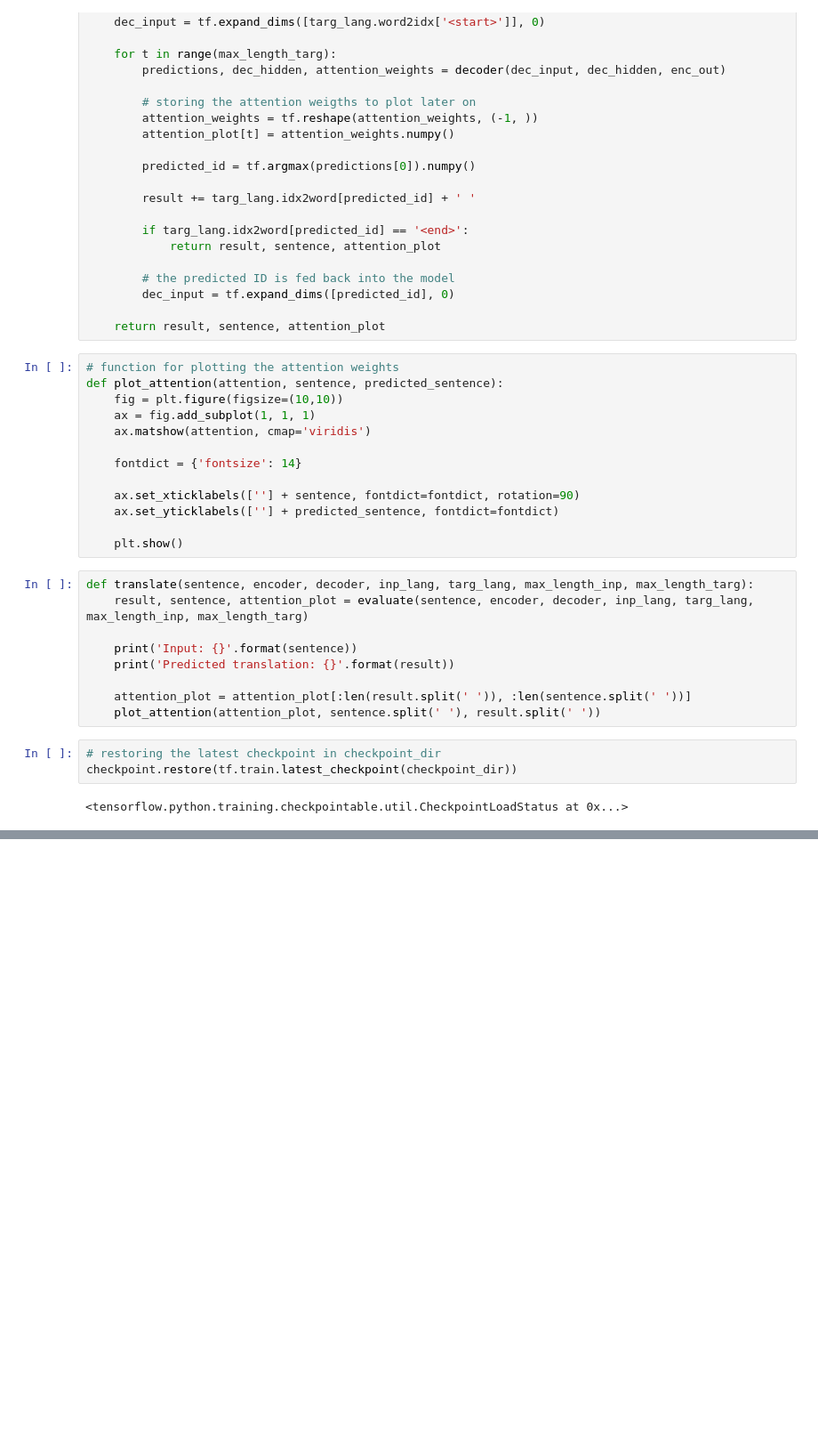
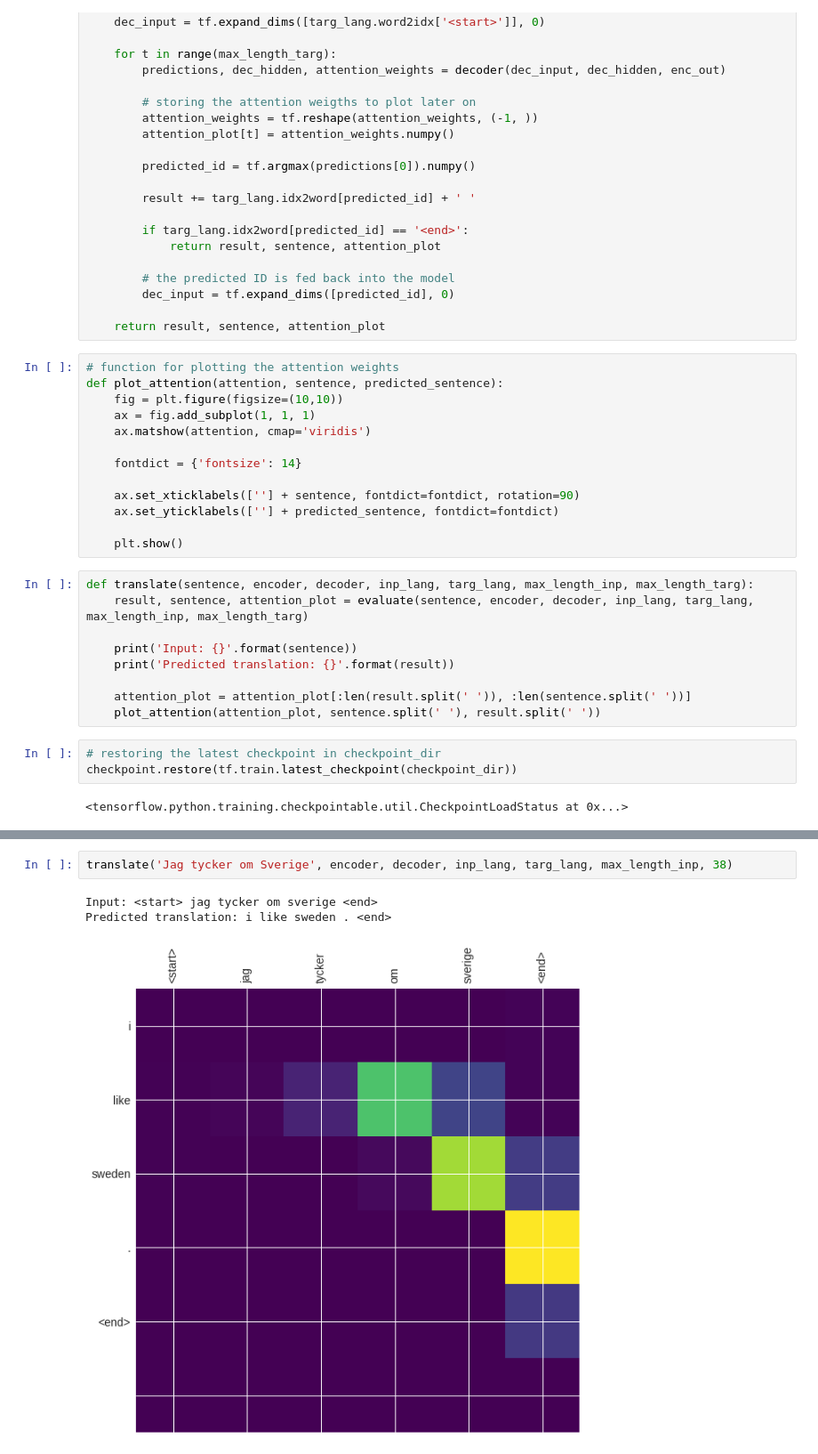
Before and after one commit to VeereshElango/translator, a Jupyter notebook: swe_eng_nmt.ipynb, the cells around one changed output, grey strips where cells are left out. Shown at 89% size. Cells and saved outputs as stored; diff of their text form; blank space fills up the shorter version.

```diff
--- a/swe_eng_nmt.ipynb
+++ b/swe_eng_nmt.ipynb
@@ -479,0 +478,6 @@ Predicted translation: he loves soccer . <end>
+# %%
+translate('Jag tycker om Sverige', encoder, decoder, inp_lang, targ_lang, max_length_inp, 38)
+# %% [output]
+Input: <start> jag tycker om sverige <end>
+Predicted translation: i like sweden . <end>
+[figure, added]
```
Also changed, not shown: parts of 9 cells of this notebook.
